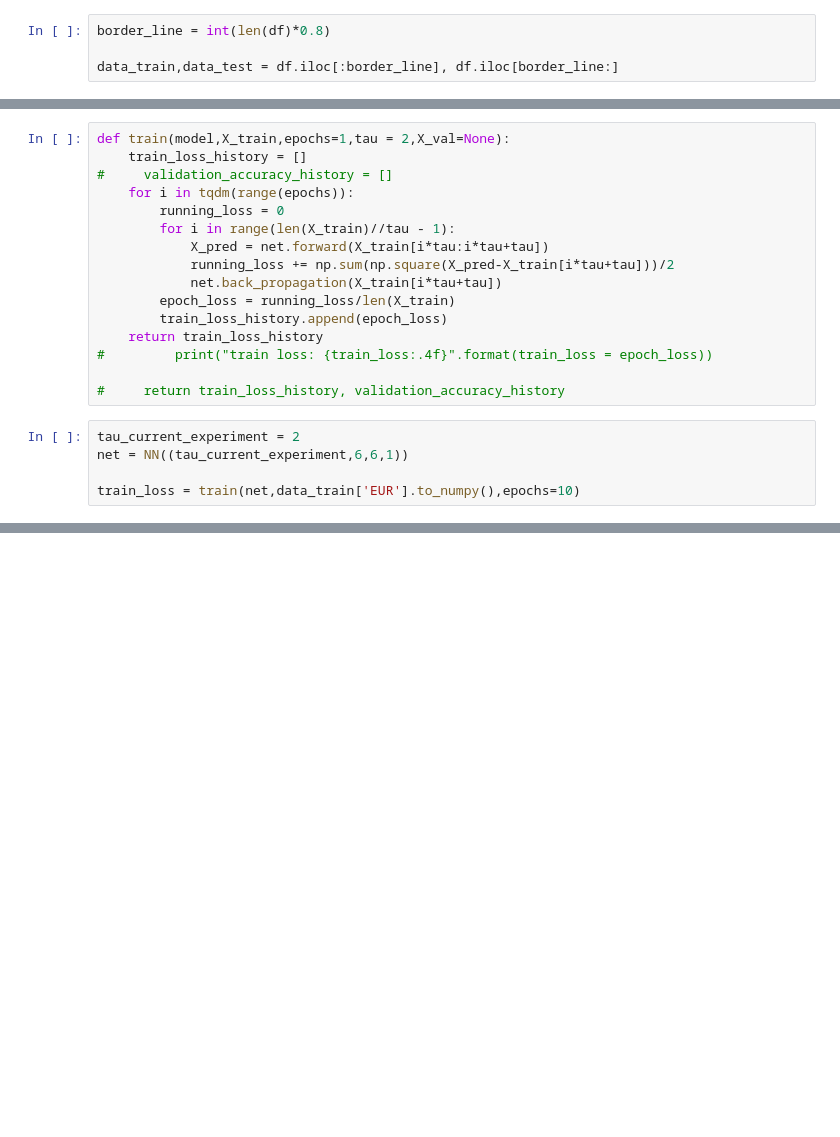
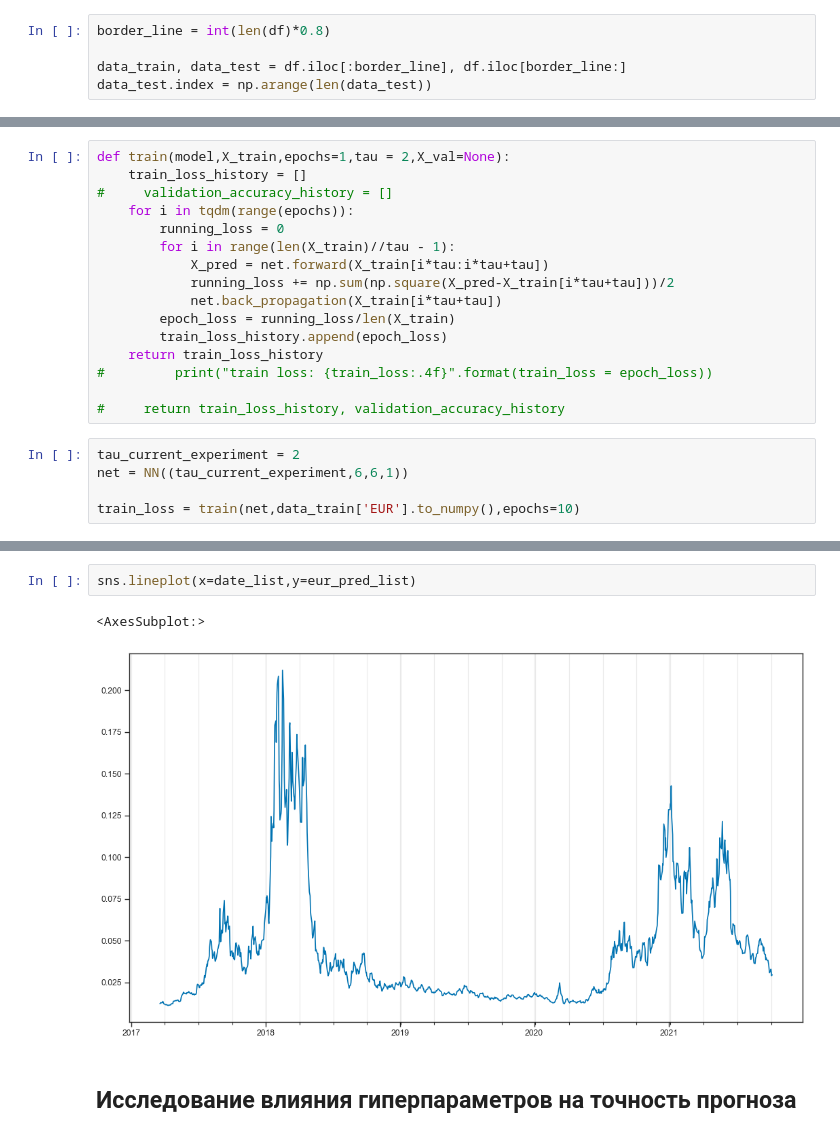
Before and after one commit to RelaxingCoyote/neural_networks, a Jupyter notebook: lb 1 dollar to euro forecasting/dollar_to_euro.ipynb, the cells around one changed output, grey strips where cells are left out. Cells and saved outputs as stored; diff of their text form; blank space fills up the shorter version.

```diff
--- a/lb 1 dollar to euro forecasting/dollar_to_euro.ipynb
+++ b/lb 1 dollar to euro forecasting/dollar_to_euro.ipynb
@@ -128,4 +138,5 @@ df.head()
 # %%
 border_line = int(len(df)*0.8)
 
-data_train,data_test = df.iloc[:border_line], df.iloc[border_line:]
+data_train, data_test = df.iloc[:border_line], df.iloc[border_line:]
+data_test.index = np.arange(len(data_test))
@@ -311,0 +302,7 @@ plt.show()
+# %%
+sns.lineplot(x=date_list,y=eur_pred_list)
+# %% [output]
+<AxesSubplot:>
+[figure, added]
+# %% [markdown]
+## Исследование влияния гиперпараметров на точность прогноза
```
Also changed, not shown: parts of 19 cells of this notebook.
